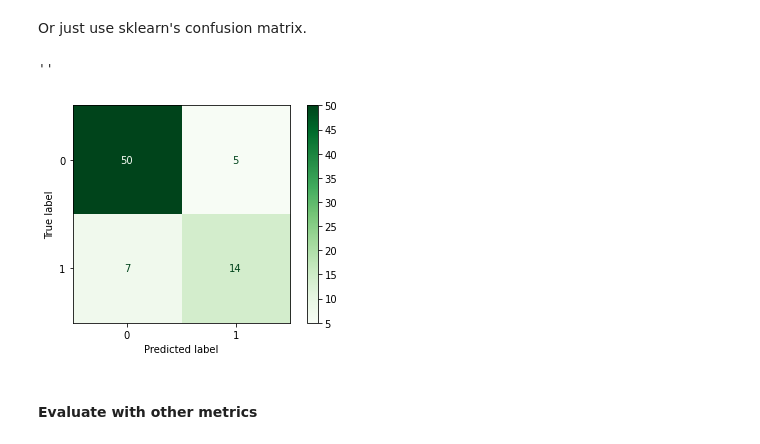
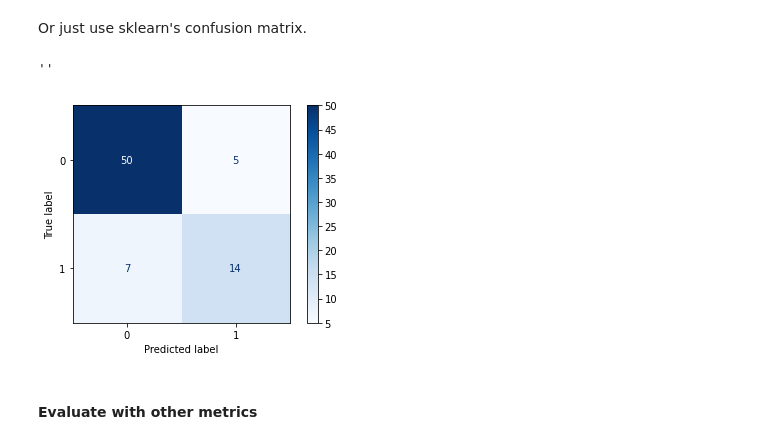
Before and after one commit to pezpet/general-assembly, a Jupyter notebook: labs/7.01-lab-master/7.01-lab-nn-classification-starter-andres.ipynb, the cells around one changed output. Saved outputs shown, nothing was run; the diff lists cells and outputs as text; code cells hidden in the pictures.

```diff
--- a/labs/7.01-lab-master/7.01-lab-nn-classification-starter-andres.ipynb
+++ b/labs/7.01-lab-master/7.01-lab-nn-classification-starter-andres.ipynb
@@ -343,11 +326,11 @@ from sklearn.metrics import ConfusionMatrixDisplay
 # %%
 # With help from https://stackoverflow.com/questions/56458526/get-confusion-matrix-from-a-keras-model/56458627
 # np.rint
-ConfusionMatrixDisplay.from_predictions(y_test, np.rint(y_preds), cmap='Greens')
+ConfusionMatrixDisplay.from_predictions(y_test, np.rint(y_preds), cmap='Blues')
 ;
 # %% [output]
 ''
-[figure, old version]
+[figure, new version]
 # %% [markdown]
 #### Evaluate with other metrics
 # %% [markdown]
```
Also changed, not shown: parts of 35 cells of this notebook.
